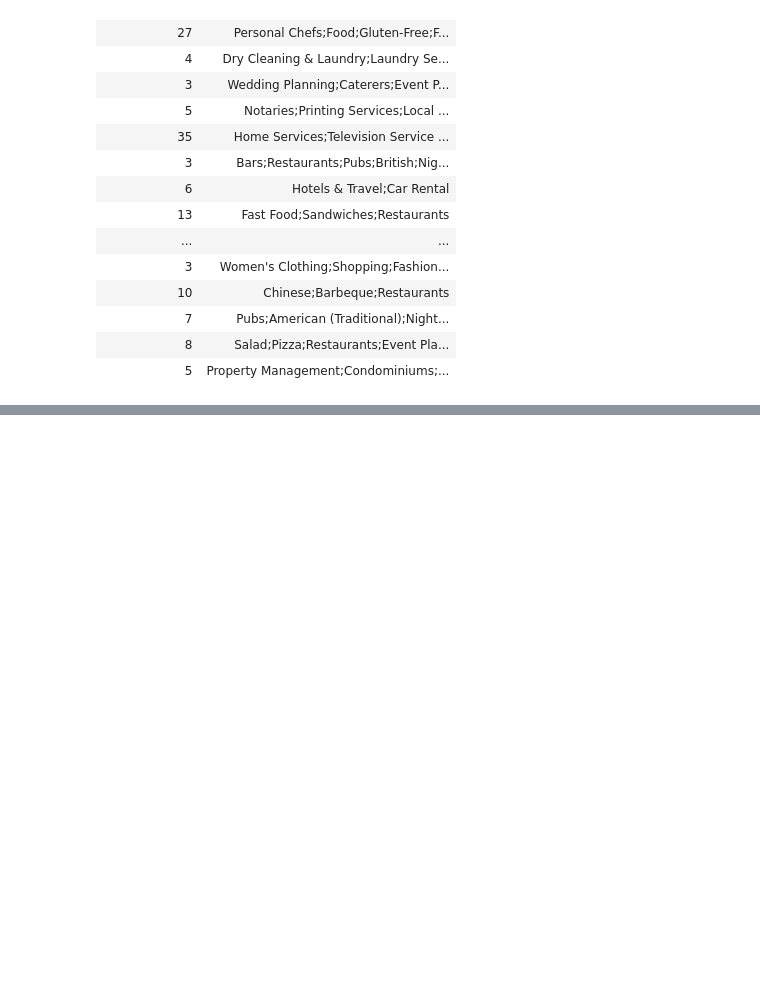
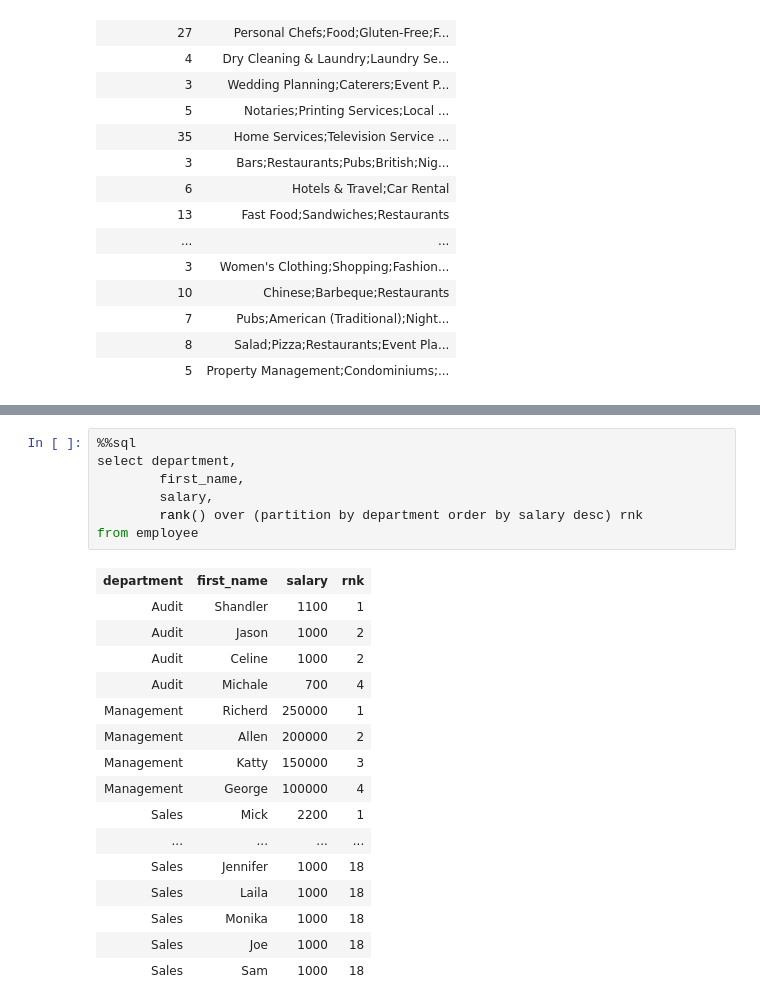
Before and after one commit to abdelrahmanfekryy/Algorithmic_Coding, a Jupyter notebook: SQL/main.ipynb, the cells around one changed output, grey strips where cells are left out. Drawn from its saved outputs; the diff is of its cells as text; blank space fills up the shorter version.

```diff
--- a/SQL/main.ipynb
+++ b/SQL/main.ipynb
@@ -1004,0 +1010,24 @@ from yelp_business;
+# %%
+%%sql
+select department,
+        first_name,
+        salary,
+        rank() over (partition by department order by salary desc) rnk
+from employee
+# %% [output]
+| department | first_name | salary | rnk |
+| Audit | Shandler | 1100 | 1 |
+| Audit | Jason | 1000 | 2 |
+| Audit | Celine | 1000 | 2 |
+| Audit | Michale | 700 | 4 |
+| Management | Richerd | 250000 | 1 |
+| Management | Allen | 200000 | 2 |
+| Management | Katty | 150000 | 3 |
+| Management | George | 100000 | 4 |
+| Sales | Mick | 2200 | 1 |
+| ... | ... | ... | ... |
+| Sales | Jennifer | 1000 | 18 |
+| Sales | Laila | 1000 | 18 |
+| Sales | Monika | 1000 | 18 |
+| Sales | Joe | 1000 | 18 |
+| Sales | Sam | 1000 | 18 |
```
Also changed, not shown: parts of 43 cells of this notebook, 2 other files.
